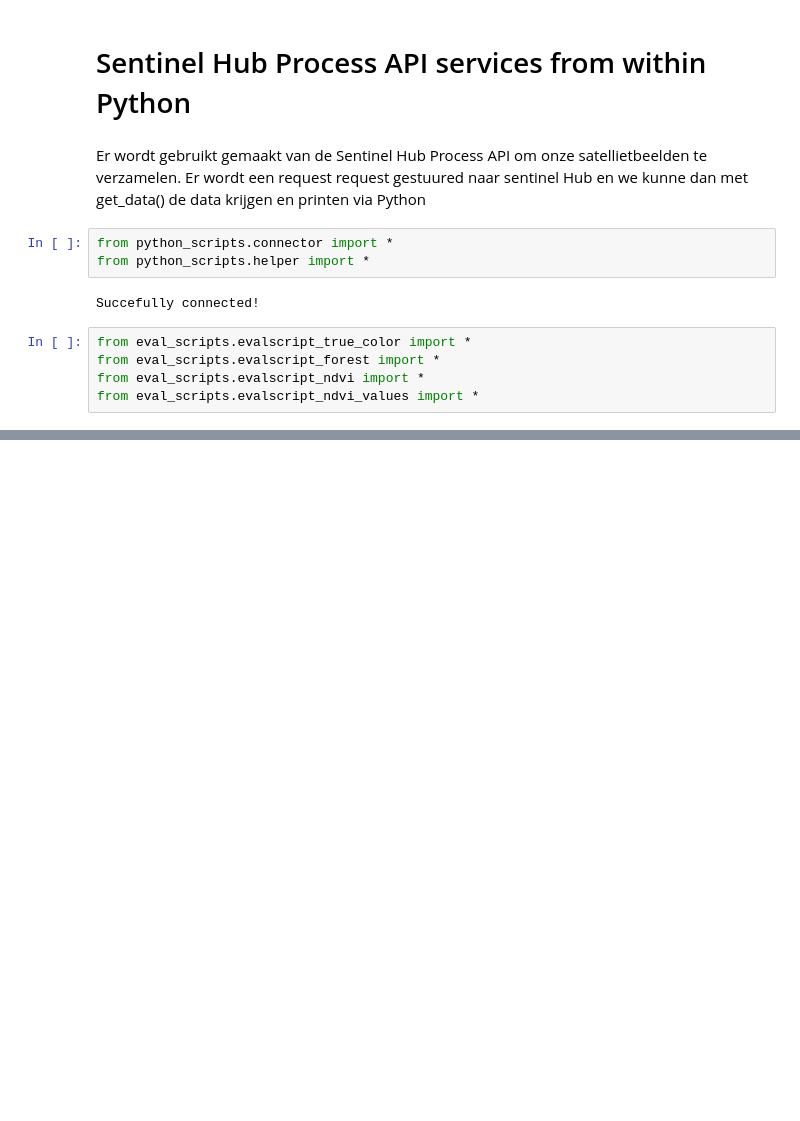
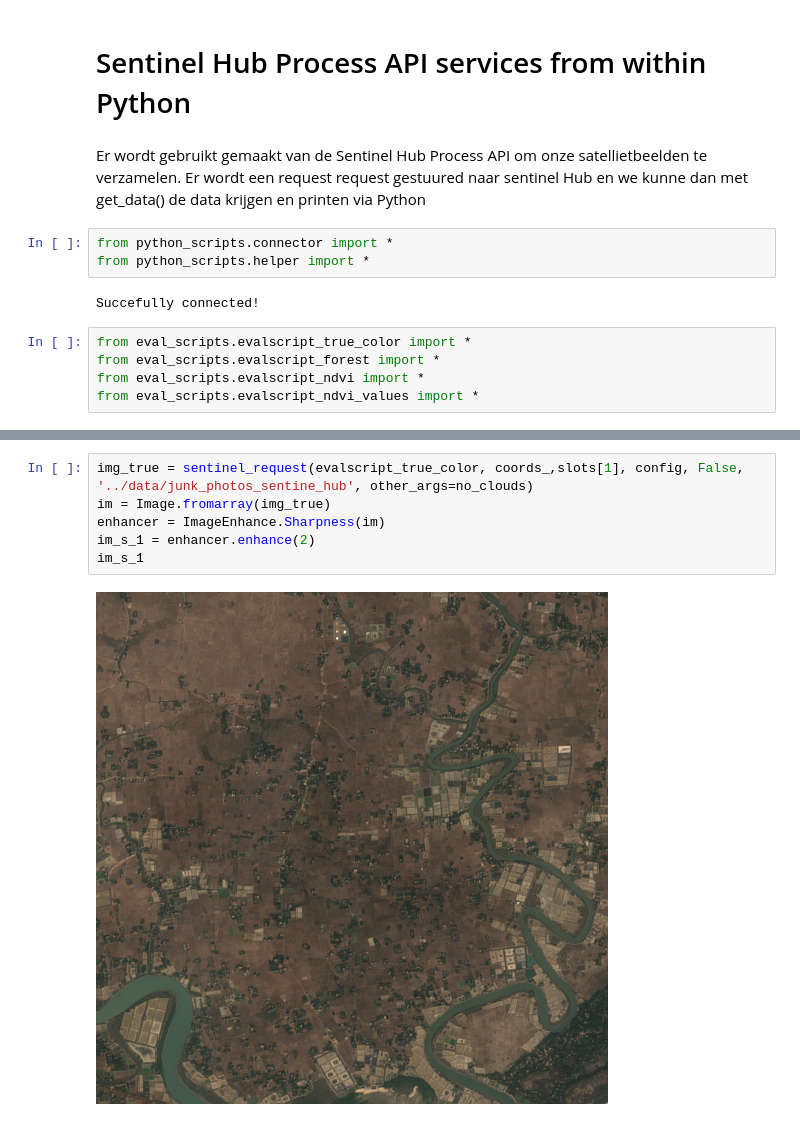
Before and after one commit to BB8-2020/FARM-deforestation, a Jupyter notebook: notebooks/sentinel-hub.ipynb, the cells around one changed output, grey strips where cells are left out. Saved outputs shown, nothing was run; the diff lists cells and outputs as text; blank space fills up the shorter version.

```diff
--- a/notebooks/sentinel-hub.ipynb
+++ b/notebooks/sentinel-hub.ipynb
@@ -189,0 +224,8 @@ plot_image(img_ndvi_)
+# %%
+img_true = sentinel_request(evalscript_true_color, coords_,slots[1], config, False, '../data/junk_photos_sentine_hub', other_args=no_clouds)
+im = Image.fromarray(img_true)
+enhancer = ImageEnhance.Sharpness(im)
+im_s_1 = enhancer.enhance(2)
+im_s_1
+# %% [output]
+[figure, added]
```
Also changed, not shown: parts of 50 cells of this notebook.
